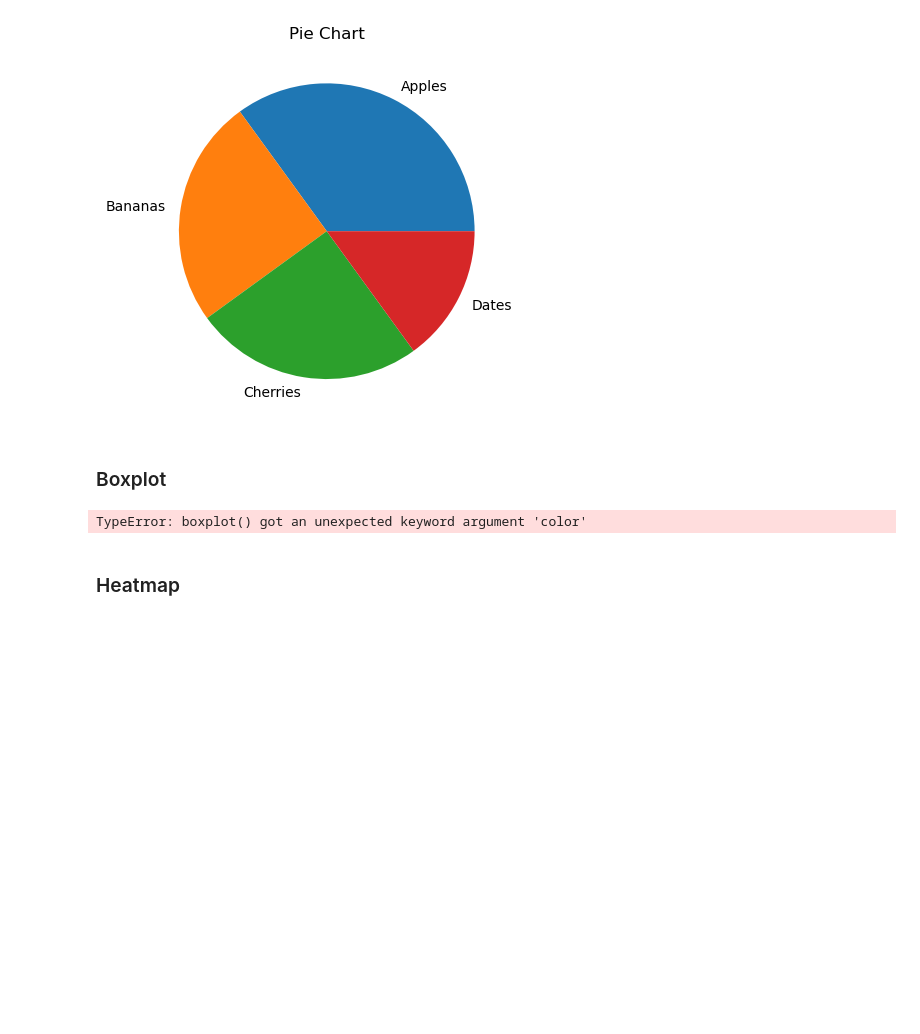
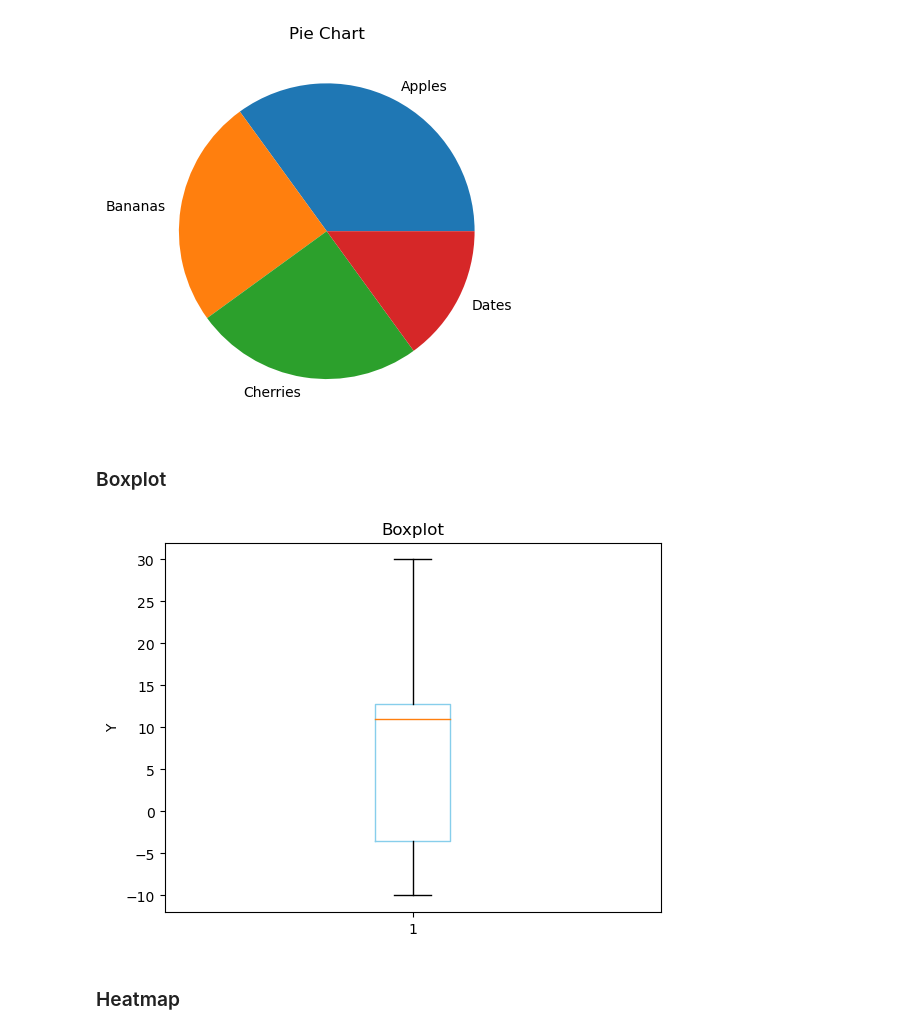
Before and after one commit to RomeoSilvestri/Book, a Jupyter notebook: _build/jupyter_execute/chapters/1.4 python-matplotlib.ipynb, the cells around one changed output. Drawn from its saved outputs; the diff is of its cells as text; code cells hidden in the pictures; blank space fills up the shorter version.

```diff
--- a/_build/jupyter_execute/chapters/1.4 python-matplotlib.ipynb
+++ b/_build/jupyter_execute/chapters/1.4 python-matplotlib.ipynb
@@ -151,14 +151,14 @@ plt.show()
 # %% [markdown]
 ### Boxplot
 # %%
-plt.boxplot(ypoints, color = 'skyblue')
+plt.boxplot(ypoints, boxprops=dict(color='skyblue'))
 
 plt.title('Boxplot')
 plt.ylabel('Y')
 
 plt.show()
 # %% [output]
-TypeError: boxplot() got an unexpected keyword argument 'color'
+[figure, added]
 # %% [markdown]
 ### Heatmap
 # %%
```
Also changed, not shown: parts of 2 cells of this notebook, 21 other files.
